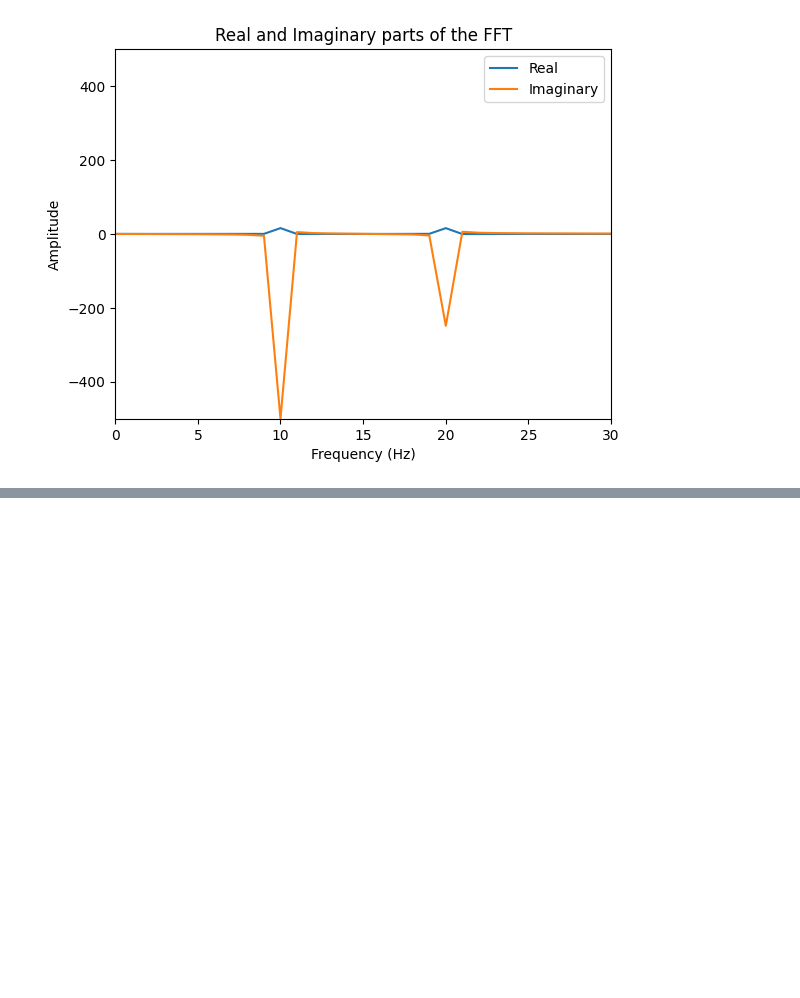
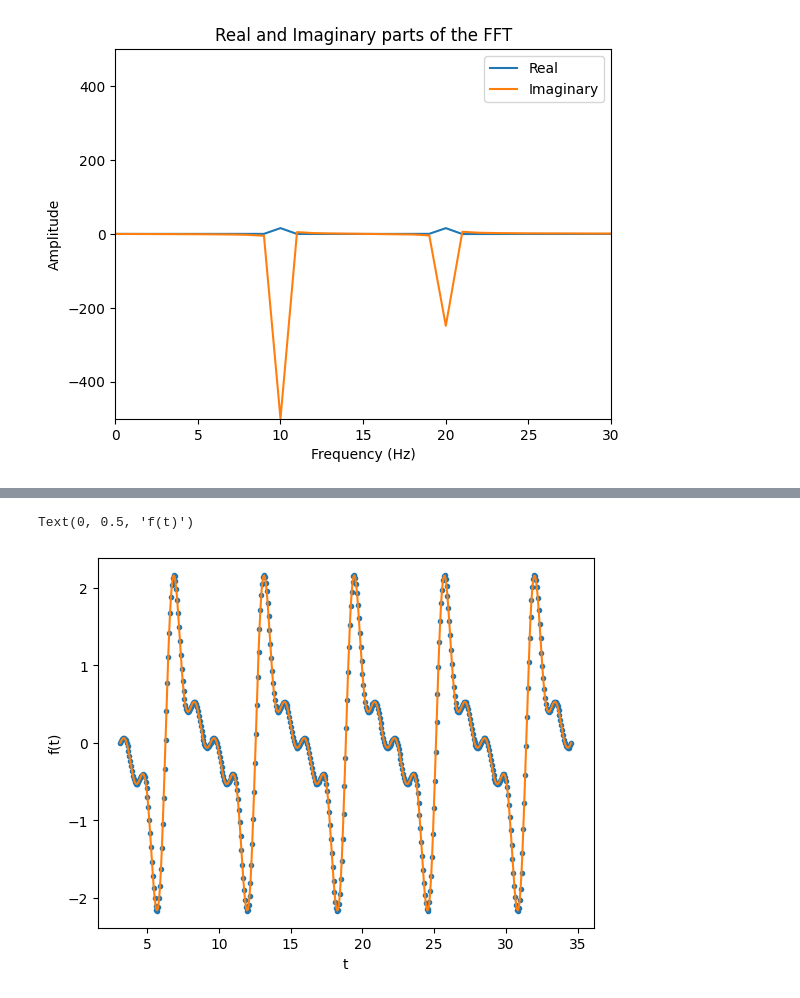
Before and after one commit to brash99/phys340, a Jupyter notebook: JupyterNotebooks/Fourier_Series/FourierTransform.ipynb, the cells around one changed output, grey strips where cells are left out. Saved outputs shown, nothing was run; the diff lists cells and outputs as text; code cells hidden in the pictures; blank space fills up the shorter version.

```diff
--- a/JupyterNotebooks/Fourier_Series/FourierTransform.ipynb
+++ b/JupyterNotebooks/Fourier_Series/FourierTransform.ipynb
@@ -110,0 +227,8 @@ plt.legend()
+# %%
+plt.plot(x,fx,'.')
+plt.plot(x2,fx_fourier)
+plt.xlabel('t')
+plt.ylabel('f(t)')
+# %% [output]
+Text(0, 0.5, 'f(t)')
+[figure, added]
```
Also changed, not shown: parts of 10 cells of this notebook, 2 other files.
